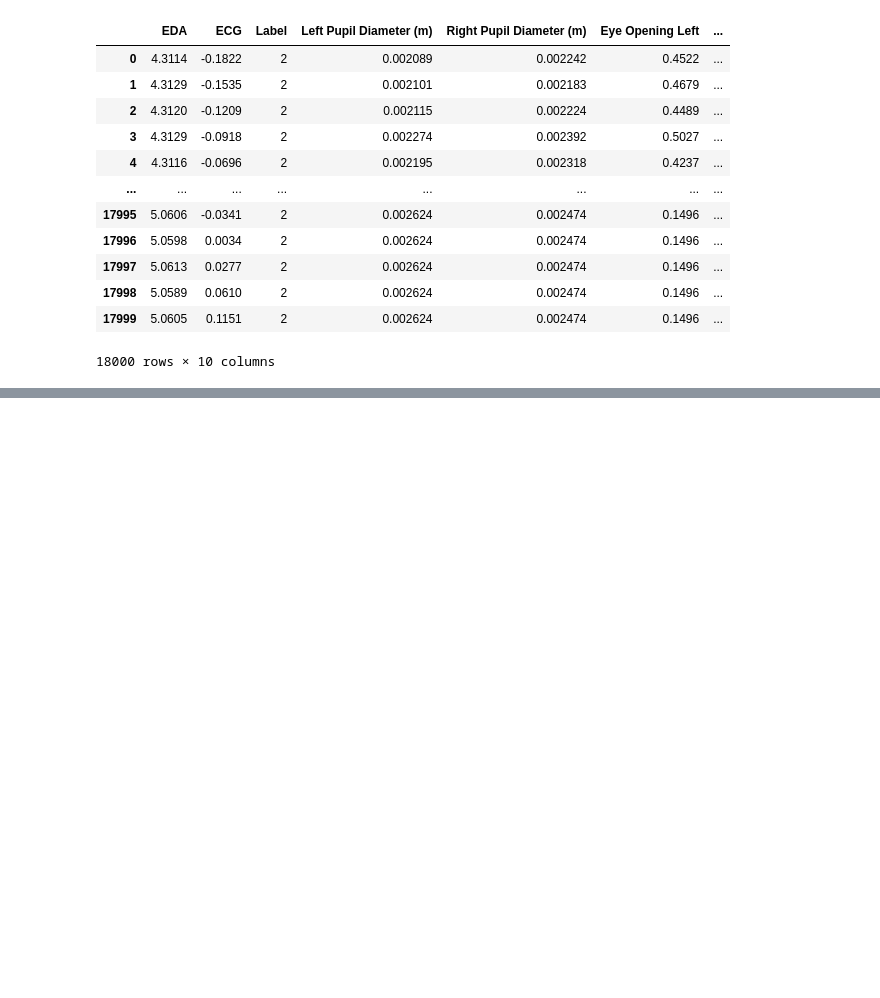
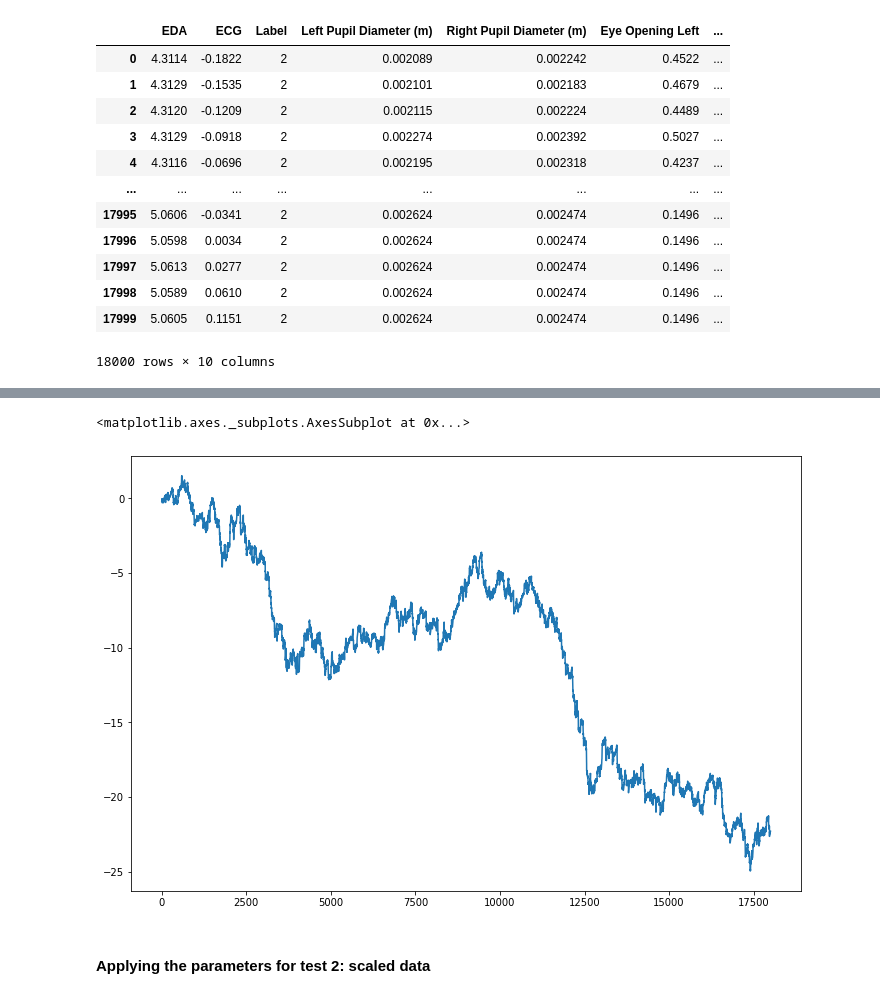
Before and after one commit to jorgpg5/synthetic_data, a Jupyter notebook: create_synthetic_data_from_time_series.ipynb, the cells around one changed output, grey strips where cells are left out. Saved outputs shown, nothing was run; the diff lists cells and outputs as text; code cells hidden in the pictures; blank space fills up the shorter version.

Commit message:
added suggestions from GretelAI team. Alos, three tests were ran in this iteration

```diff
--- a/create_synthetic_data_from_time_series.ipynb
+++ b/create_synthetic_data_from_time_series.ipynb
@@ -239,0 +193,13 @@ ApiException: ignored
+# %%
+# Create a project and model configuration.
+project = create_project(display_name="time-series-synthetic_test1_orig_data")
+
+# Modifying some values
+config['models'][0]['synthetics']['params']['vocab_size'] = 28
+config['models'][0]['synthetics']['params']['rnn_units'] = 64
+config['models'][0]['synthetics']['params']['dropout_rate'] = 0.5
+config['models'][0]['synthetics']['params']['gen_temp'] = .898
+config['models'][0]['synthetics']['params']['learning_rate'] = .0035
+config['models'][0]['synthetics']['params']['reset_states'] = True
+
+syn_test1 = train_and_gen_syn_data(config, train_df, project)
@@ -242,4 +290,7 @@ train_df.ECG.plot(figsize=(12, 8))
 # %%
-# Does our synthetic data look the same? Yup!
-
-synthetic.ECG.plot(figsize=(12, 8))
+syn_test1.ECG.plot(figsize=(12, 8))
+# %% [output]
+<matplotlib.axes._subplots.AxesSubplot at 0x...>
+[figure, added]
+# %% [markdown]
+#### Applying the parameters for test 2: scaled data
```
Also changed, not shown: parts of 20 cells of this notebook.
